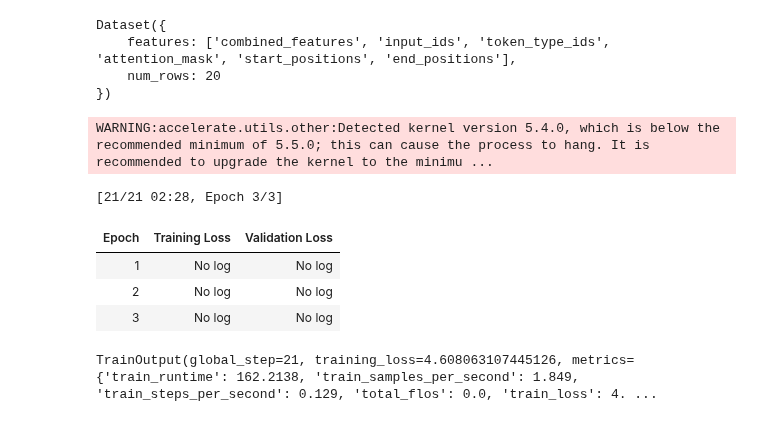
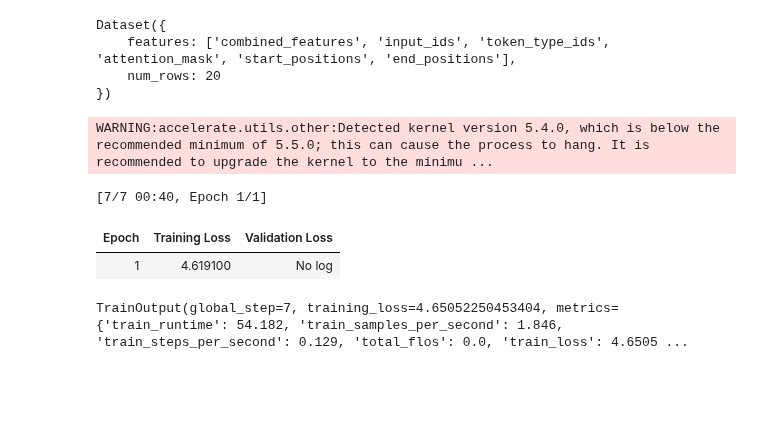
Before and after one commit to JasonHZS/VQA-with-XProNet, a Jupyter notebook: test_qamodel.ipynb, the cells around one changed output. Cells and saved outputs as stored; diff of their text form; code cells hidden in the pictures; blank space fills up the shorter version.

```diff
--- a/test_qamodel.ipynb
+++ b/test_qamodel.ipynb
@@ -669,7 +669,8 @@ QuestionAnsweringModelOutput(loss=None, start_logits=tensor([[-2.7434, -1.8820,
 # %%
 tokenizer = BertTokenizerFast.from_pretrained('bert-large-uncased-whole-word-masking-finetuned-squad')
 qa_bert = BertForQuestionAnswering.from_pretrained('bert-large-uncased-whole-word-masking-finetuned-squad')
-clip_model, _, clip_preprocess = open_clip.create_model_and_transforms('ViT-B-32', pretrained='laion2b_s34b_b79k', device='cuda')
+qa_bert = qa_bert.to(device)
+clip_model, _, clip_preprocess = open_clip.create_model_and_transforms('ViT-B-32', pretrained='laion2b_s34b_b79k', device=device)
 # %% [output]
 Some weights of the model checkpoint at bert-large-uncased-whole-word-masking-finetuned-squad were not used when initializing BertForQuestionAnswering: ['bert.pooler.dense.bias', 'bert.pooler.dense.we ...
 - This IS expected if you are initializing BertForQuestionAnswering from the checkpoint of a model trained on another task or with another architecture (e.g. initializing a BertForSequenceClassificati ...
@@ -784,7 +785,7 @@ class CustomModel(nn.Module):
         self.bert = bert_model
         self.reducer = nn.Linear(2048, 1024)  # 拼接后的特征维度为 2048，将其降维到 1024
 
-    def forward(self, combined_features, start_positions=None, end_positions=None):
+    def forward(self, combined_features, start_positions, end_positions):
         reduced_features = self.reducer(combined_features)
         outputs = self.bert(inputs_embeds=reduced_features, start_positions=start_positions, end_positions=end_positions)
         # 检查是否提供了起始和结束位置
@@ -793,53 +794,40 @@ class CustomModel(nn.Module):
             return outputs.loss, outputs.start_logits, outputs.end_logits
         else:
             # 推理模式，仅返回起始和结束位置的 logits
-            return outputs.start_logits, outputs.end_logits
-
-
-class MyDataCollator:
-    def __call__(self, batch):
-        # 先确保所有元素是适当的数据类型
-        batch = {k: [torch.tensor(d[k]) if isinstance(d[k], list) else d[k] for d in batch] for k in batch[0]}
-        # 转换 'combined_features' 为张量堆叠
-        batch['combined_features'] = torch.stack(batch['combined_features'])
-        # 使用 default_collate 处理其他特征
-        batch = {k: default_collate(v) if k != 'combined_features' else v for k, v in batch.items()}
-        return batch
+            return outputs.loss, outputs.start_logits, outputs.end_logits
 # %%
 vqa_model = CustomModel(qa_bert).to(device)  # 确保模型也在正确的设备上
 # 自定义数据收集器
 # data_collator = MyDataCollator()
 
 # 设置训练参数
 model_name = "vqa-bert"
 batch_size = 16
 
 args = TrainingArguments(
     output_dir=f"{model_name}-finetuned-squad",
     evaluation_strategy="epoch",
-    learning_rate=2e-5,
+    learning_rate=0.001,
     per_device_train_batch_size=batch_size,
     per_device_eval_batch_size=batch_size,
-    num_train_epochs=3,
+    num_train_epochs=1,
     weight_decay=0.01,
-    push_to_hub=False,
+    logging_steps=5,
 )
 
 trainer = Trainer(
     model=vqa_model,
     args=args,
     train_dataset=tokenized_combine_train_dataset,
     eval_dataset=tokenized_combine_val_dataset,
-    data_collator=data_collator,  # 使用自定义的数据收集器
+    data_collator=default_data_collator,
     tokenizer=tokenizer
 )
 
 trainer.train()
 # %% [output]
 WARNING:accelerate.utils.other:Detected kernel version 5.4.0, which is below the recommended minimum of 5.5.0; this can cause the process to hang. It is recommended to upgrade the kernel to the minimu ...
-[21/21 02:28, Epoch 3/3]
+[7/7 00:40, Epoch 1/1]
 | Epoch | Training Loss | Validation Loss |
-| 1 | No log | No log |
-| 2 | No log | No log |
-| 3 | No log | No log |
+| 1 | 4.619100 | No log |
-TrainOutput(global_step=21, training_loss=4.608063107445126, metrics={'train_runtime': 162.2138, 'train_samples_per_second': 1.849, 'train_steps_per_second': 0.129, 'total_flos': 0.0, 'train_loss': 4. ...
+TrainOutput(global_step=7, training_loss=4.65052250453404, metrics={'train_runtime': 54.182, 'train_samples_per_second': 1.846, 'train_steps_per_second': 0.129, 'total_flos': 0.0, 'train_loss': 4.6505 ...
```
Also changed, not shown: parts of 2 cells of this notebook.
